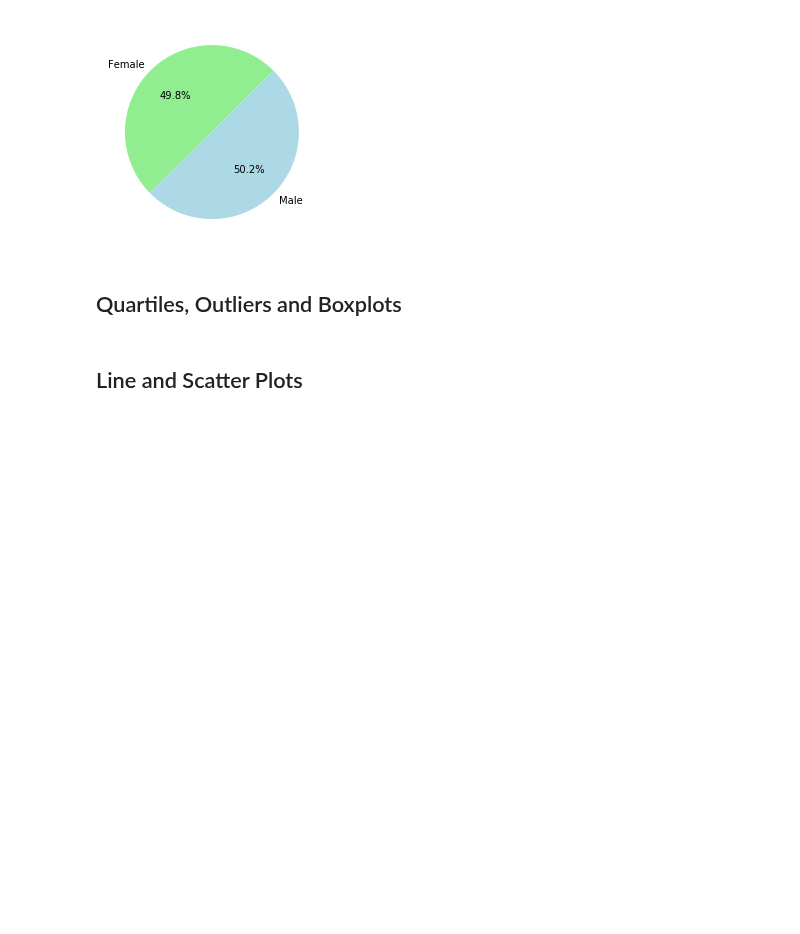
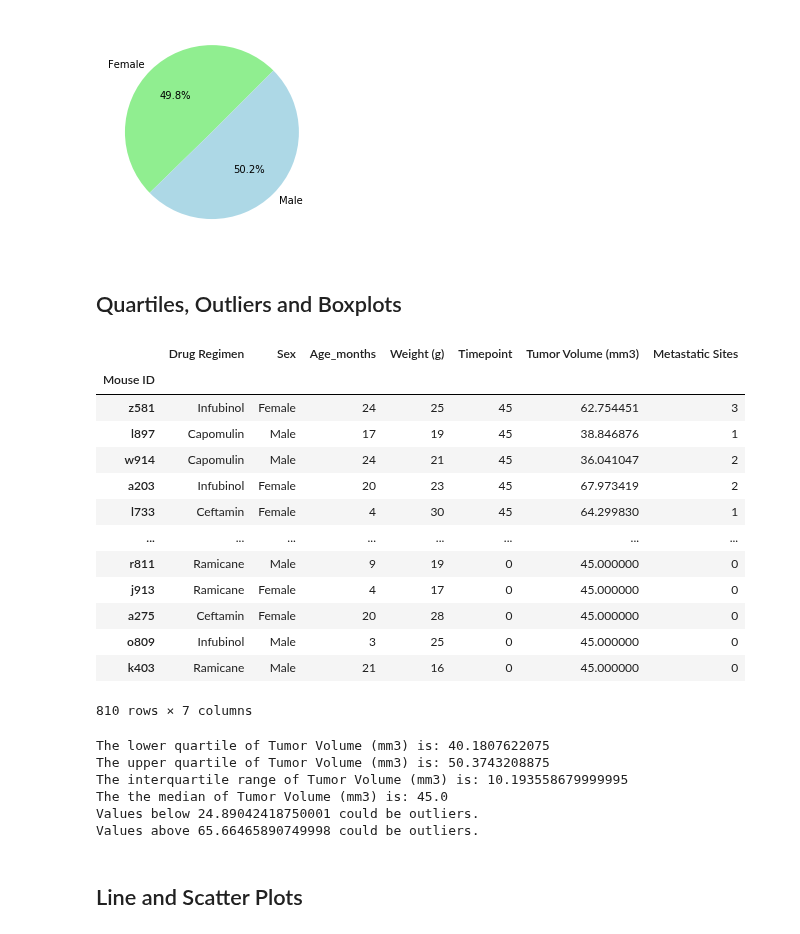
Before and after one commit to cjbeimfohr13/Matplotlib-Homework-Power-of-Plots, a Jupyter notebook: pymaceuticals_starter.ipynb, the cells around one changed output. Saved outputs shown, nothing was run; the diff lists cells and outputs as text; code cells hidden in the pictures; blank space fills up the shorter version.

```diff
--- a/pymaceuticals_starter.ipynb
+++ b/pymaceuticals_starter.ipynb
@@ -184,24 +185,47 @@ plt.pie(genderdistribution, labels=labels, colors=colors, startangle=45,autopct=
 # %%
 # Calculate the final tumor volume of each mouse across four of the treatment regimens:
 # Capomulin, Ramicane, Infubinol, and Ceftamin
 
 Drugs=clean_df2[clean_df2["Drug Regimen"].isin(["Capomulin", "Ramicane", "Infubinol", "Ceftamin"])]
 
-
-
 # Start by getting the last (greatest) timepoint for each mouse
-
+Drugs.sort_values(["Timepoint"], ascending=False)
 
 # Merge this group df with the original dataframe to get the tumor volume at the last timepoint
+# %% [output]
+|  | Drug Regimen | Sex | Age_months | Weight (g) | Timepoint | Tumor Volume (mm3) | Metastatic Sites |
+| Mouse ID |  |  |  |  |  |  |  |
+| z581 | Infubinol | Female | 24 | 25 | 45 | 62.754451 | 3 |
+| l897 | Capomulin | Male | 17 | 19 | 45 | 38.846876 | 1 |
+| w914 | Capomulin | Male | 24 | 21 | 45 | 36.041047 | 2 |
+| a203 | Infubinol | Female | 20 | 23 | 45 | 67.973419 | 2 |
+| l733 | Ceftamin | Female | 4 | 30 | 45 | 64.299830 | 1 |
+| ... | ... | ... | ... | ... | ... | ... | ... |
+| r811 | Ramicane | Male | 9 | 19 | 0 | 45.000000 | 0 |
+| j913 | Ramicane | Female | 4 | 17 | 0 | 45.000000 | 0 |
+| a275 | Ceftamin | Female | 20 | 28 | 0 | 45.000000 | 0 |
+| o809 | Infubinol | Male | 3 | 25 | 0 | 45.000000 | 0 |
+| k403 | Ramicane | Male | 21 | 16 | 0 | 45.000000 | 0 |
+810 rows × 7 columns
 # %%
 # Put treatments into a list for for loop (and later for plot labels)
-
+treatments= ["Capomulin", "Ramicane", "Infubinol", "Ceftamin"]
 
 # Create empty list to fill with tumor vol data (for plotting)
-
+tumor_vol_data=[]
 
 # Calculate the IQR and quantitatively determine if there are any potential outliers.
+quartiles=Drugs["Tumor Volume (mm3)"].quantile([.25,.50,.75])
+quartiles
 
+lowerq= quartiles[.25]
+upperq=quartiles[.75]
+IQR=upperq-lowerq
+
+print(f"The lower quartile of Tumor Volume (mm3) is: {lowerq}")
+print(f"The upper quartile of Tumor Volume (mm3) is: {upperq}")
+print(f"The interquartile range of Tumor Volume (mm3) is: {IQR}")
+print(f"The the median of Tumor Volume (mm3) is: {quartiles[0.5]} ")
 
     # Locate the rows which contain mice on each drug and get the tumor volumes
 
@@ -210,6 +234,18 @@ Drugs=clean_df2[clean_df2["Drug Regimen"].isin(["Capomulin", "Ramicane", "Infubi
 
 
     # Determine outliers using upper and lower bounds
+lowerbound=lowerq-(1.5*IQR)
+upperbound=upperq+(1.5*IQR)
+
+print(f"Values below {lowerbound} could be outliers.")
+print(f"Values above {upperbound} could be outliers.")
+# %% [output]
+The lower quartile of Tumor Volume (mm3) is: 40.1807622075
+The upper quartile of Tumor Volume (mm3) is: 50.3743208875
+The interquartile range of Tumor Volume (mm3) is: 10.193558679999995
+The the median of Tumor Volume (mm3) is: 45.0
+Values below 24.89042418750001 could be outliers.
+Values above 65.66465890749998 could be outliers.
 # %%
 # Generate a box plot of the final tumor volume of each mouse across four regimens of interest
 # %% [markdown]
```
Also changed, not shown: parts of 2 cells of this notebook.
